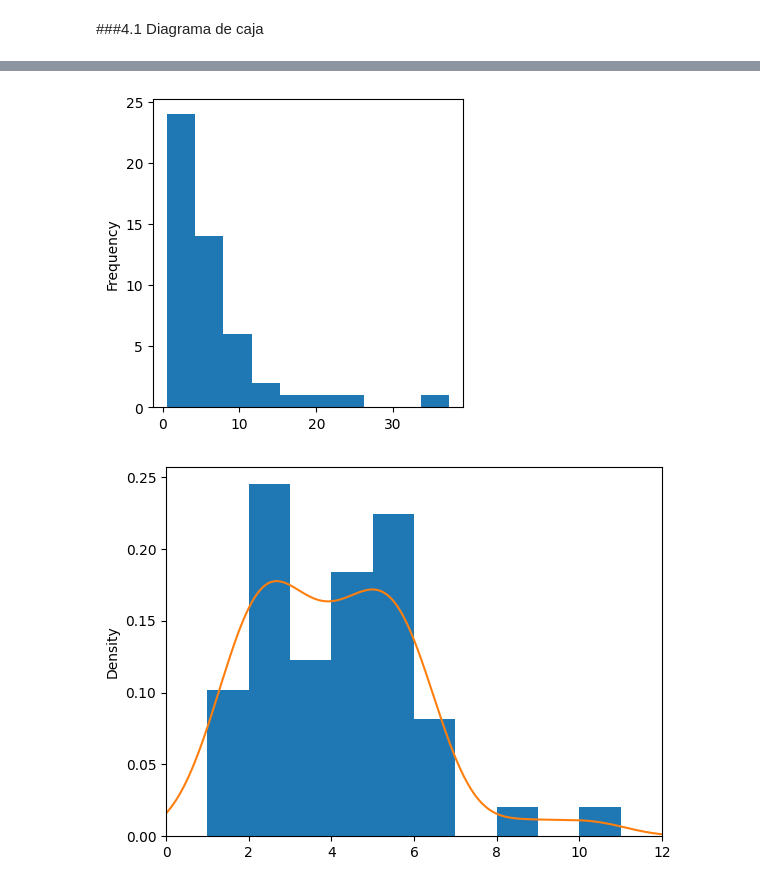
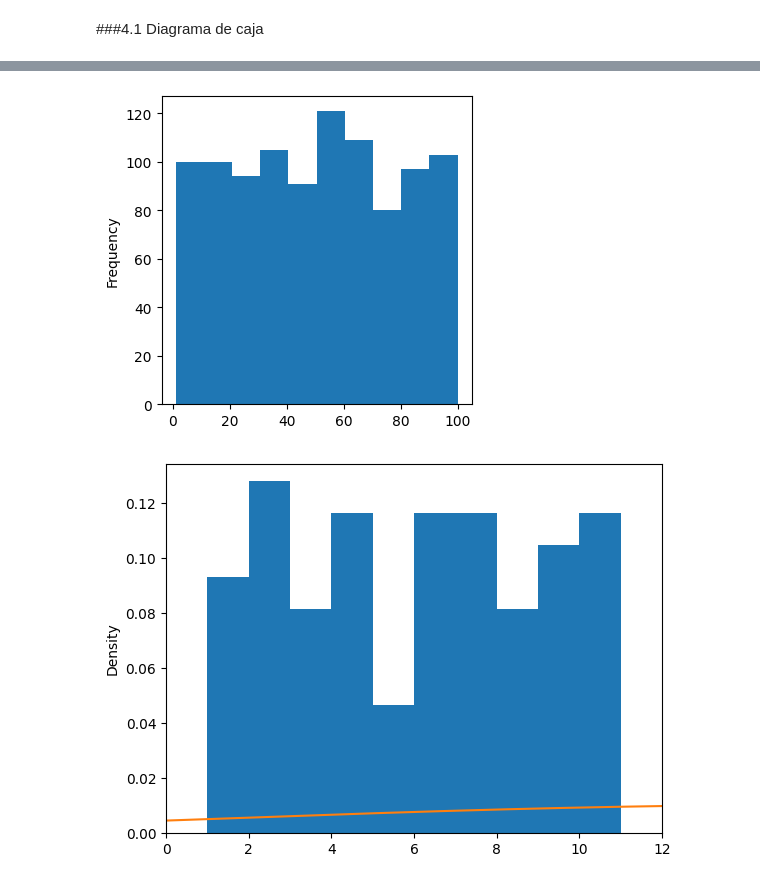
Before and after one commit to SantiagoArce7/CIENCIA_DATOS_2025, a Jupyter notebook: Clase_4_Medidad_de_tendencia_central_Variabilidad.ipynb, the cells around one changed output, grey strips where cells are left out. Cells and saved outputs as stored; diff of their text form; code cells hidden in the pictures.

```diff
--- a/Clase_4_Medidad_de_tendencia_central_Variabilidad.ipynb
+++ b/Clase_4_Medidad_de_tendencia_central_Variabilidad.ipynb
@@ -51,4 +91,4 @@ import wquantiles
 # %%
-data=pd.read_csv('/content/drive/MyDrive/state.csv')
+data=pd.read_csv('/content/drive/MyDrive/MOCK_DATA.csv')
 data.head()
 # %% [output]
@@ -60,0 +101,3 @@ data.head()
+# %%
+data=data.rename(columns={"country":"pais","year":"año","gender":"genero","age_group":"grupo_edad","suicide_rate":"tasa_suicidio","population":"poblacion","gdp_per_capita":"pib_per_capita","unemployment_rate":"tasa_desempleo","mental_health_services_access":"salud_mental_acceso_servicios","risk_factors":"factores_riesgo"})
+data
@@ -180,13 +214,13 @@ binnedPopulation.value_counts()
 dtype: int64
 # %%
-ax=(data.Population/1000000).plot.hist(figsize=(4,4))
+ax=(data.poblacion).plot.hist(figsize=(4,4))
 ax.set_label("Población en millones")
 # %% [output]
-[figure, old version]
+[figure, new version]
 # %%
 #Diagrama de dispersión y curva de densidad
-ax=data["Murder.Rate"].plot.hist(density=True,xlim=[0,12],bins=range(1,12))
-data["Murder.Rate"].plot.density(ax=ax)
-ax.set_label("Tasa de asesinatos por cada millon de habitantes")
+ax=data["tasa_suicidio"].plot.hist(density=True,xlim=[0,12],bins=range(1,12))
+data["tasa_suicidio"].plot.density(ax=ax)
+ax.set_label("Tasa de suicidio por cada millon de habitantes")
 # %% [output]
-[figure, old version]
+[figure, new version]
```
Also changed, not shown: parts of 18 cells of this notebook.
